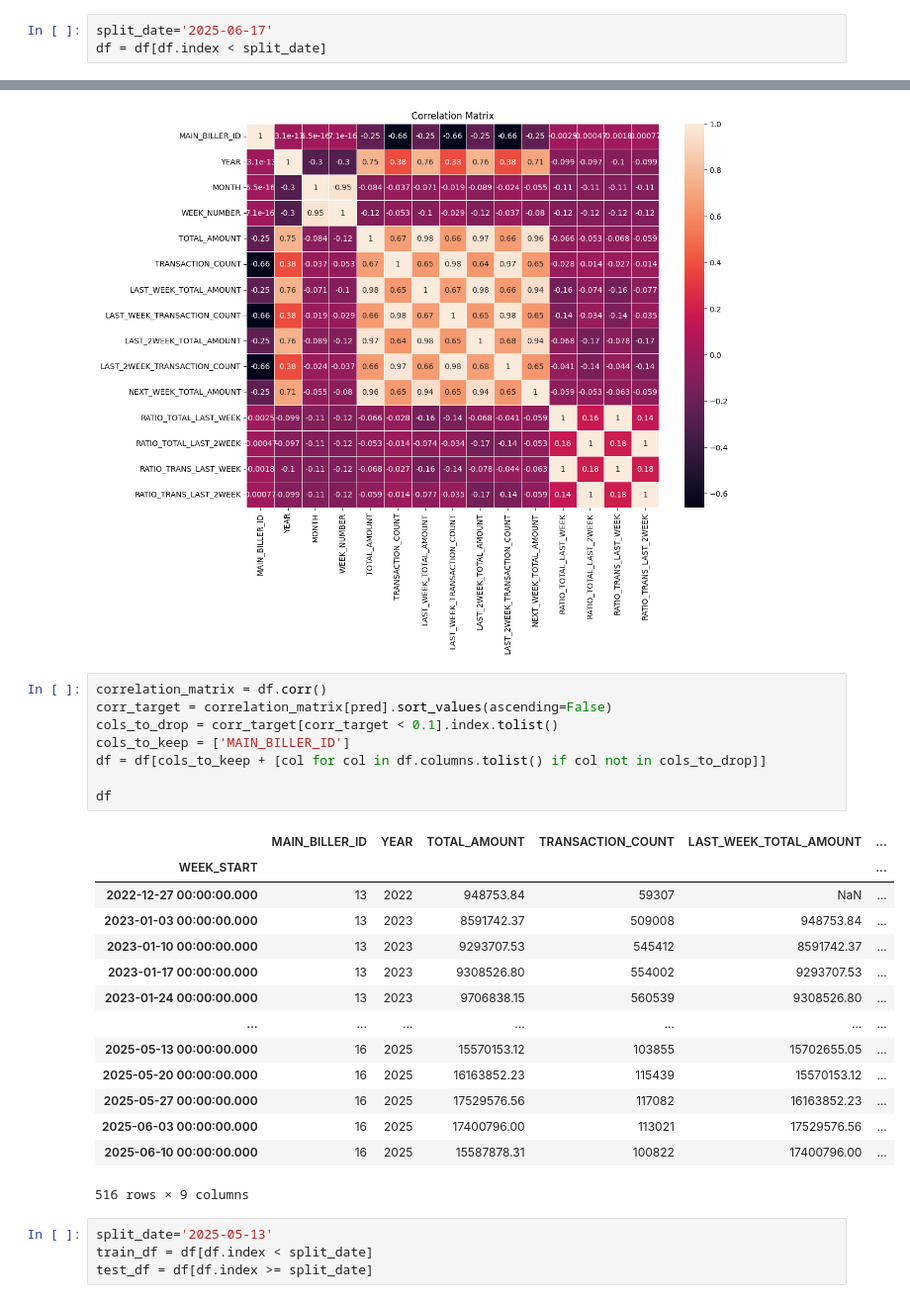
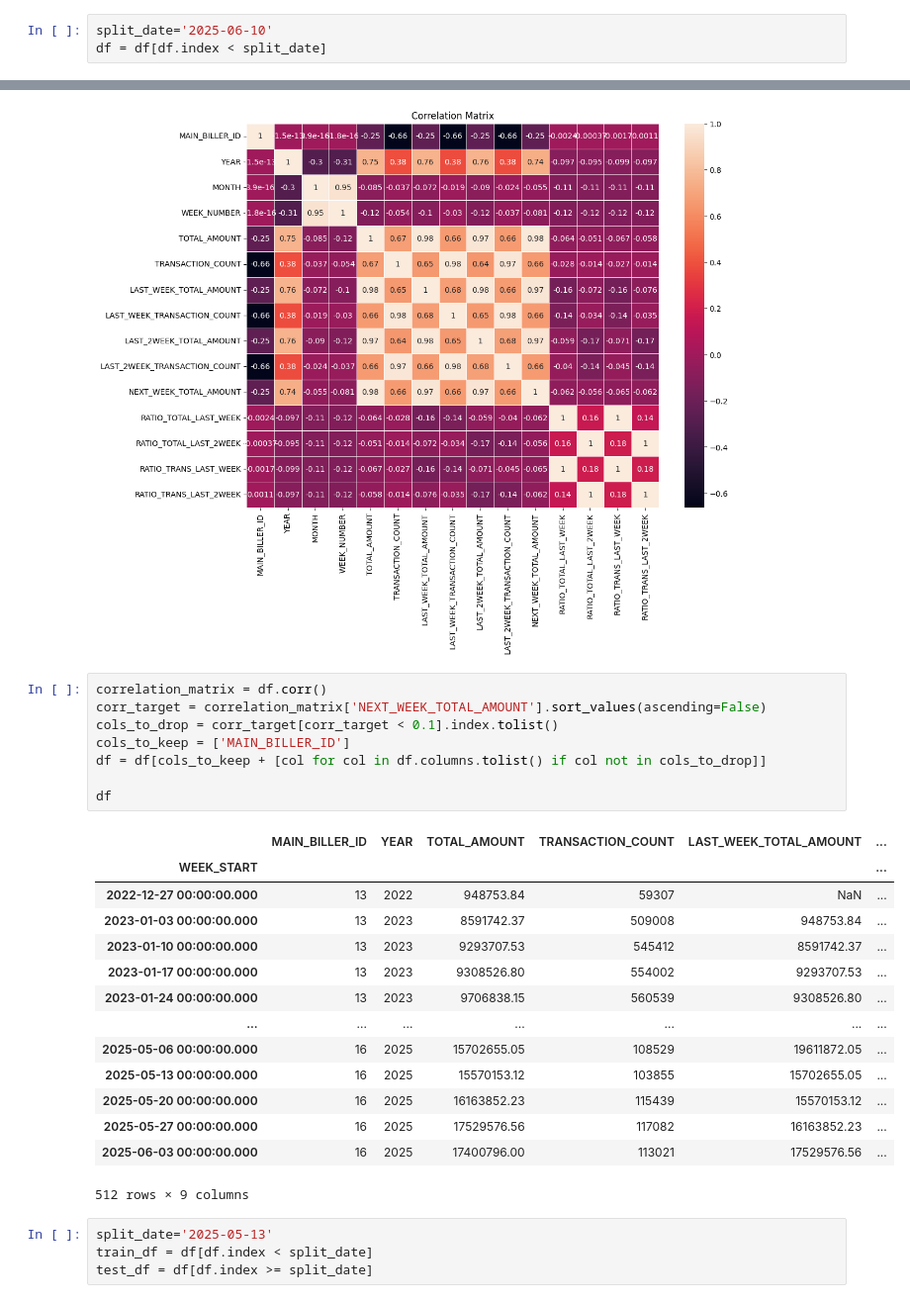
Before and after one commit to Jad-RAMOSS/Damen_AI_TeleForecast, a Jupyter notebook: model.ipynb, the cells around one changed output, grey strips where cells are left out. Shown at 99% size. Drawn from its saved outputs; the diff is of its cells as text.

```diff
--- a/model.ipynb
+++ b/model.ipynb
@@ -104,7 +105,7 @@ df
 | 2025-06-17 00:00:00.000 | 16 | 2025 | 6 | 25 | 2718883.95 | 17941 | ... |
 520 rows × 15 columns
 # %%
-split_date='2025-06-17'
+split_date='2025-06-10'
 df = df[df.index < split_date]
 # %%
 df
@@ -133,27 +134,27 @@ plt.show()
 [figure]
 # %%
 correlation_matrix = df.corr()
-corr_target = correlation_matrix[pred].sort_values(ascending=False)
+corr_target = correlation_matrix['NEXT_WEEK_TOTAL_AMOUNT'].sort_values(ascending=False)
 cols_to_drop = corr_target[corr_target < 0.1].index.tolist()
 cols_to_keep = ['MAIN_BILLER_ID']
 df = df[cols_to_keep + [col for col in df.columns.tolist() if col not in cols_to_drop]]
 
 df
 # %% [output]
 |  | MAIN_BILLER_ID | YEAR | TOTAL_AMOUNT | TRANSACTION_COUNT | LAST_WEEK_TOTAL_AMOUNT | ... |
 | WEEK_START |  |  |  |  |  | ... |
 | 2022-12-27 00:00:00.000 | 13 | 2022 | 948753.84 | 59307 | NaN | ... |
 | 2023-01-03 00:00:00.000 | 13 | 2023 | 8591742.37 | 509008 | 948753.84 | ... |
 | 2023-01-10 00:00:00.000 | 13 | 2023 | 9293707.53 | 545412 | 8591742.37 | ... |
 | 2023-01-17 00:00:00.000 | 13 | 2023 | 9308526.80 | 554002 | 9293707.53 | ... |
 | 2023-01-24 00:00:00.000 | 13 | 2023 | 9706838.15 | 560539 | 9308526.80 | ... |
 | ... | ... | ... | ... | ... | ... | ... |
+| 2025-05-06 00:00:00.000 | 16 | 2025 | 15702655.05 | 108529 | 19611872.05 | ... |
 | 2025-05-13 00:00:00.000 | 16 | 2025 | 15570153.12 | 103855 | 15702655.05 | ... |
 | 2025-05-20 00:00:00.000 | 16 | 2025 | 16163852.23 | 115439 | 15570153.12 | ... |
 | 2025-05-27 00:00:00.000 | 16 | 2025 | 17529576.56 | 117082 | 16163852.23 | ... |
 | 2025-06-03 00:00:00.000 | 16 | 2025 | 17400796.00 | 113021 | 17529576.56 | ... |
-| 2025-06-10 00:00:00.000 | 16 | 2025 | 15587878.31 | 100822 | 17400796.00 | ... |
-516 rows × 9 columns
+512 rows × 9 columns
 # %%
 split_date='2025-05-13'
 train_df = df[df.index < split_date]
```
Also changed, not shown: parts of 7 cells of this notebook.
